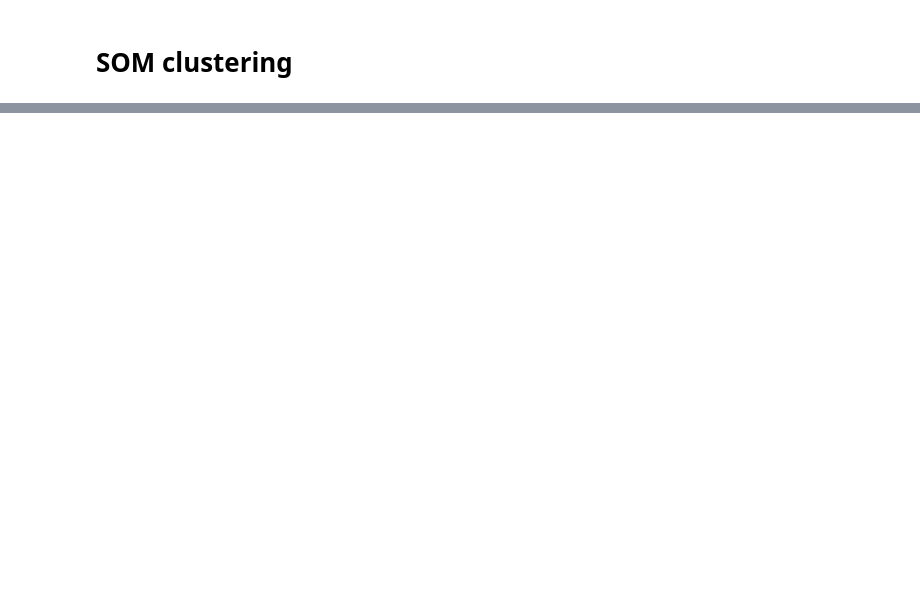
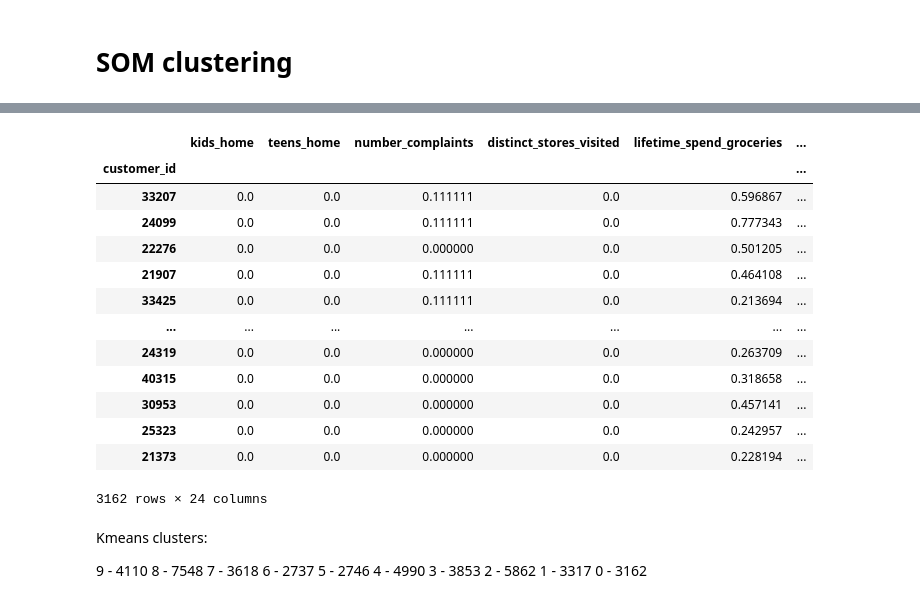
Before and after one commit to JoaoF7/Project-ML, a Jupyter notebook: Preprocessing.ipynb, the cells around one changed output, grey strips where cells are left out. Cells and saved outputs as stored; diff of their text form; code cells hidden in the pictures; blank space fills up the shorter version.

```diff
--- a/Preprocessing.ipynb
+++ b/Preprocessing.ipynb
@@ -369,6 +367,6 @@ plt.plot(q_errors)
 # %%
-som.train(cust_prepoc_array, 200)
-cust_prepoc_som['winner_node'] = (
+som.train(cust_prepoc_array, 100)
+cust_prepoc['winner_node'] = (
     [som.winner(cust_prepoc_array[i]) for i in range(0, len(cust_prepoc_array))]
 )
 # %%
@@ -377,0 +377,13 @@ array([(0, 0), (2, 1), (2, 0), (1, 0), (0, 1), (1, 1)], dtype=object)
+# %%
+dict = {}
+i = 0
+lt = []
+for ele in cust_prepoc["winner_node"]:
+    if ele in dict:
+        lt.append(dict[ele])
+    else:
+        dict[ele] = i
+        lt.append(dict[ele])
+        i += 1
+# %%
+cust_prepoc["winner_node"] = pd.Series(lt)
@@ -377,0 +407,30 @@ array([(0, 0), (2, 1), (2, 0), (1, 0), (0, 1), (1, 1)], dtype=object)
+# %%
+cust_prepoc[cust_prepoc["kmeans_cluster"] == 0]
+# %% [output]
+|  | kids_home | teens_home | number_complaints | distinct_stores_visited | lifetime_spend_groceries | ... |
+| customer_id |  |  |  |  |  | ... |
+| 33207 | 0.0 | 0.0 | 0.111111 | 0.0 | 0.596867 | ... |
+| 24099 | 0.0 | 0.0 | 0.111111 | 0.0 | 0.777343 | ... |
+| 22276 | 0.0 | 0.0 | 0.000000 | 0.0 | 0.501205 | ... |
+| 21907 | 0.0 | 0.0 | 0.111111 | 0.0 | 0.464108 | ... |
+| 33425 | 0.0 | 0.0 | 0.111111 | 0.0 | 0.213694 | ... |
+| ... | ... | ... | ... | ... | ... | ... |
+| 24319 | 0.0 | 0.0 | 0.000000 | 0.0 | 0.263709 | ... |
+| 40315 | 0.0 | 0.0 | 0.000000 | 0.0 | 0.318658 | ... |
+| 30953 | 0.0 | 0.0 | 0.000000 | 0.0 | 0.457141 | ... |
+| 25323 | 0.0 | 0.0 | 0.000000 | 0.0 | 0.242957 | ... |
+| 21373 | 0.0 | 0.0 | 0.000000 | 0.0 | 0.228194 | ... |
+3162 rows × 24 columns
+# %% [markdown]
+Kmeans clusters:
+
+9 - 4110
+8 - 7548
+7 - 3618
+6 - 2737
+5 - 2746
+4 - 4990
+3 - 3853
+2 - 5862
+1 - 3317
+0 - 3162
```
Also changed, not shown: parts of 13 cells of this notebook.
